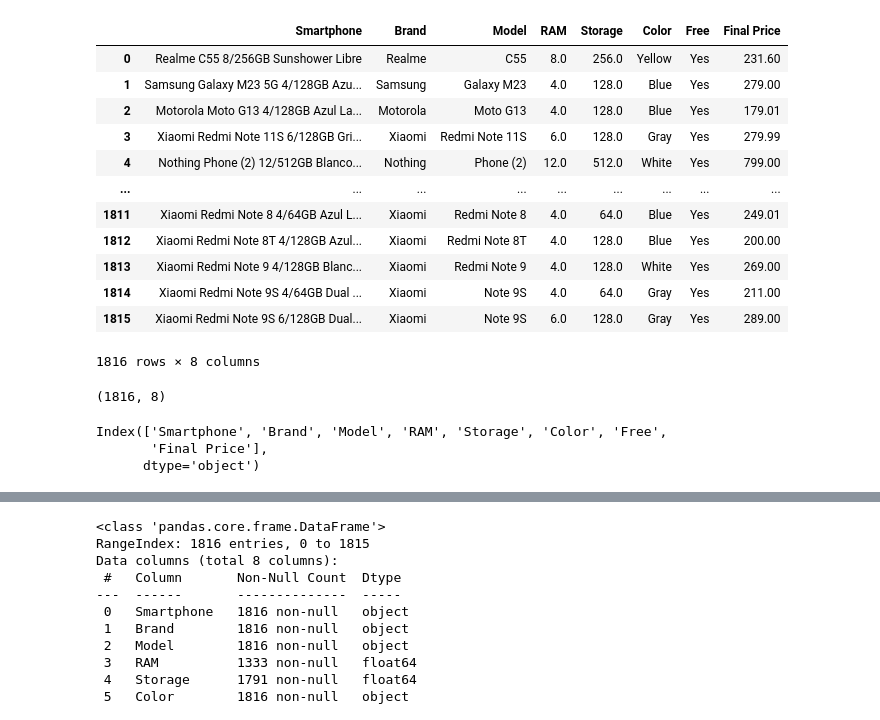
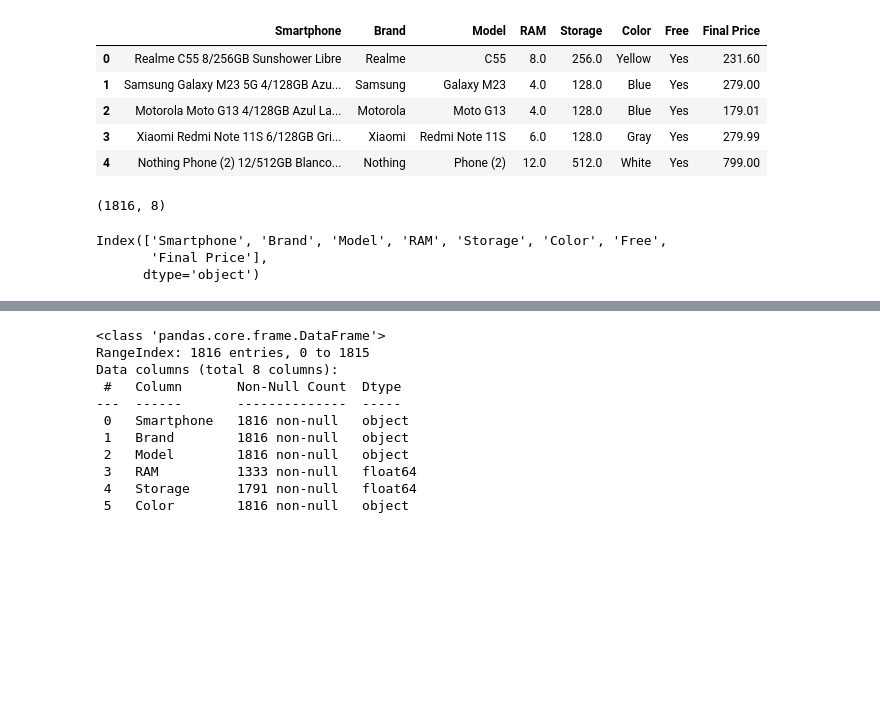
Before and after one commit to MuhammadSufyan111/AI-lab-Project, a Jupyter notebook: Ai_Project.ipynb, the cells around one changed output, grey strips where cells are left out. Drawn from its saved outputs; the diff is of its cells as text; code cells hidden in the pictures; blank space fills up the shorter version.

```diff
--- a/Ai_Project.ipynb
+++ b/Ai_Project.ipynb
@@ -8,34 +15,25 @@ import matplotlib.pyplot as plt
 # %%
 path = "/content/drive/MyDrive/smartphones.csv"
 df = pd.read_csv(path)
-df
+df.head(5)
 # %% [output]
 |  | Smartphone | Brand | Model | RAM | Storage | Color | Free | Final Price |
 | 0 | Realme C55 8/256GB Sunshower Libre | Realme | C55 | 8.0 | 256.0 | Yellow | Yes | 231.60 |
 | 1 | Samsung Galaxy M23 5G 4/128GB Azu... | Samsung | Galaxy M23 | 4.0 | 128.0 | Blue | Yes | 279.00 |
 | 2 | Motorola Moto G13 4/128GB Azul La... | Motorola | Moto G13 | 4.0 | 128.0 | Blue | Yes | 179.01 |
 | 3 | Xiaomi Redmi Note 11S 6/128GB Gri... | Xiaomi | Redmi Note 11S | 6.0 | 128.0 | Gray | Yes | 279.99 |
 | 4 | Nothing Phone (2) 12/512GB Blanco... | Nothing | Phone (2) | 12.0 | 512.0 | White | Yes | 799.00 |
-| ... | ... | ... | ... | ... | ... | ... | ... | ... |
-| 1811 | Xiaomi Redmi Note 8 4/64GB Azul L... | Xiaomi | Redmi Note 8 | 4.0 | 64.0 | Blue | Yes | 249.01 |
-| 1812 | Xiaomi Redmi Note 8T 4/128GB Azul... | Xiaomi | Redmi Note 8T | 4.0 | 128.0 | Blue | Yes | 200.00 |
-| 1813 | Xiaomi Redmi Note 9 4/128GB Blanc... | Xiaomi | Redmi Note 9 | 4.0 | 128.0 | White | Yes | 269.00 |
-| 1814 | Xiaomi Redmi Note 9S 4/64GB Dual ... | Xiaomi | Note 9S | 4.0 | 64.0 | Gray | Yes | 211.00 |
-| 1815 | Xiaomi Redmi Note 9S 6/128GB Dual... | Xiaomi | Note 9S | 6.0 | 128.0 | Gray | Yes | 289.00 |
-1816 rows × 8 columns
-# %%
-# `shape` attribute of a dataframe object return a two value tuple containing rows and columns
-# Note the rows count does not include the column labels and column count does not include the row index
-df.shape
-# %% [output]
-(1816, 8)
-# %%
-# `columns` attribute of a dataframe object return the list of column labels and its datatype
-df.columns
-# %% [output]
-Index(['Smartphone', 'Brand', 'Model', 'RAM', 'Storage', 'Color', 'Free',
-       'Final Price'],
-      dtype='object')
+# %%
+
+df.shape
+# %% [output]
+(1816, 8)
+# %%
+df.columns
+# %% [output]
+Index(['Smartphone', 'Brand', 'Model', 'RAM', 'Storage', 'Color', 'Free',
+       'Final Price'],
+      dtype='object')
 # %%
 df.sample(5)
 # %% [output]
```
Also changed, not shown: parts of 15 cells of this notebook.
